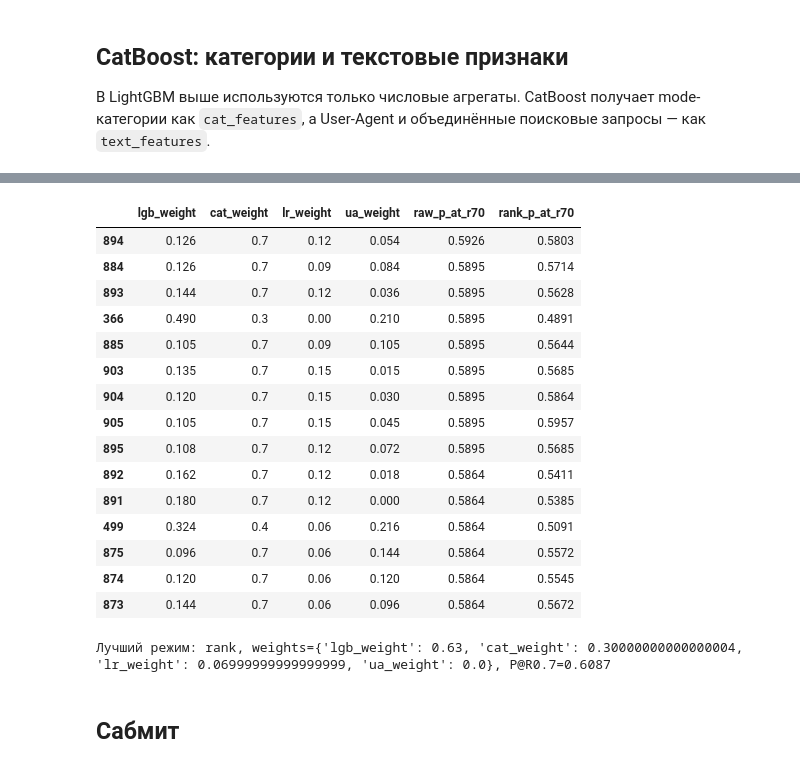
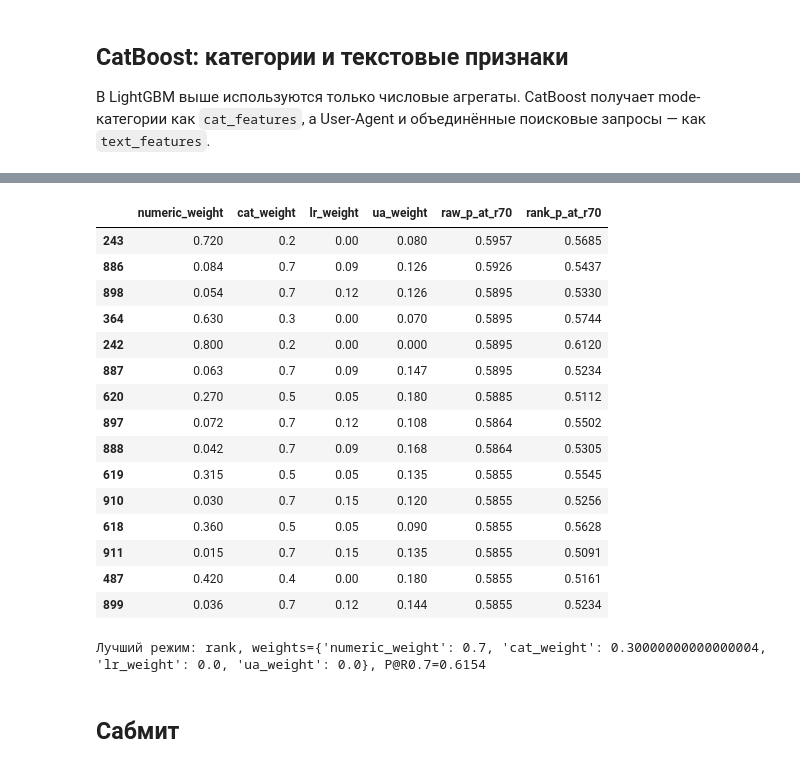
Before and after one commit to leaderpartiii/avito-bootcamp-fall, a Jupyter notebook: quickstart.ipynb, the cells around one changed output, grey strips where cells are left out. Cells and saved outputs as stored; diff of their text form; code cells hidden in the pictures.

```diff
--- a/quickstart.ipynb
+++ b/quickstart.ipynb
@@ -420,6 +420,7 @@ CatBoost получает: 185 признаков = 5 cat + 2 text + 178 numeric
 их нельзя разделять, группа равных значений отмечается целиком.
 # %%
 import lightgbm as lgb
+from xgboost import XGBClassifier
 from metric import precision_at_recall
 
 is_valid = train.window_start_ts.ge('2026-04-17').values
@@ -456,6 +457,26 @@ lgb_val_preds = 0.5 * val_preds + 0.5 * regularized_val_preds
 print('LGB baseline P@R0.7:', round(precision_at_recall(y_val_fold, val_preds), 4))
 print('LGB regularized P@R0.7:', round(precision_at_recall(y_val_fold, regularized_val_preds), 4))
 print('LGB 50/50 P@R0.7:', round(precision_at_recall(y_val_fold, lgb_val_preds), 4))
+
+# XGBoost gives a genuinely different tree partition. A fixed 25% rank blend
+# improved every one of the three rolling temporal folds below.
+xgb_model = XGBClassifier(
+    objective='binary:logistic', eval_metric='auc', tree_method='hist',
+    max_depth=6, min_child_weight=10, learning_rate=0.025, n_estimators=1000,
+    subsample=0.8, colsample_bytree=0.75, reg_lambda=8.0, reg_alpha=0.2, gamma=0.05,
+    random_state=42, n_jobs=1, early_stopping_rounds=120,
+)
+xgb_model.fit(
+    X_train_fold.to_numpy(dtype=np.float32), y_train_fold,
+    eval_set=[(X_val_fold.to_numpy(dtype=np.float32), y_val_fold)], verbose=False,
+)
+xgb_val_preds = xgb_model.predict_proba(X_val_fold.to_numpy(dtype=np.float32))[:, 1]
+def rank01(values):
+    return pd.Series(values).rank(method='average', pct=True).to_numpy()
+numeric_val_preds = 0.75 * rank01(lgb_val_preds) + 0.25 * rank01(xgb_val_preds)
+print('XGBoost best_iteration:', xgb_model.best_iteration)
+print('XGBoost P@R0.7:', round(precision_at_recall(y_val_fold, xgb_val_preds), 4))
+print('LGB/XGB 75/25 rank blend P@R0.7:', round(precision_at_recall(y_val_fold, numeric_val_preds), 4))
 print('Константа:', round(y_val_fold.mean(), 4))
 
 logreg_model = make_pipeline(
@@ -592,59 +616,60 @@ def rank01(values):
 blend_results = []
 for cat_weight in np.linspace(0, 1, 11):
     for lr_weight in np.linspace(0, 1 - cat_weight, 11):
         for ua_weight in np.linspace(0, 1 - cat_weight - lr_weight, 11):
-            lgb_weight = 1 - cat_weight - lr_weight - ua_weight
-            raw_score = (lgb_weight * lgb_val_preds + cat_weight * cat_val_preds + lr_weight * logreg_val_preds + ua_weight * ua_tfidf_val_preds)
-            rank_score = (lgb_weight * rank01(lgb_val_preds) + cat_weight * rank01(cat_val_preds) + lr_weight * rank01(logreg_val_preds) + ua_weight * rank01(ua_tfidf_val_preds))
+            numeric_weight = 1 - cat_weight - lr_weight - ua_weight
+            raw_score = (numeric_weight * numeric_val_preds + cat_weight * cat_val_preds + lr_weight * logreg_val_preds + ua_weight * ua_tfidf_val_preds)
+            rank_score = (numeric_weight * rank01(numeric_val_preds) + cat_weight * rank01(cat_val_preds) + lr_weight * rank01(logreg_val_preds) + ua_weight * rank01(ua_tfidf_val_preds))
             blend_results.append({
-                'lgb_weight': lgb_weight, 'cat_weight': cat_weight, 'lr_weight': lr_weight, 'ua_weight': ua_weight,
+                'numeric_weight': numeric_weight, 'cat_weight': cat_weight, 'lr_weight': lr_weight, 'ua_weight': ua_weight,
                 'raw_p_at_r70': precision_at_recall(y_val_fold, raw_score),
                 'rank_p_at_r70': precision_at_recall(y_val_fold, rank_score),
             })
 
 
 blend_results = pd.DataFrame(blend_results)
 display(blend_results.sort_values('raw_p_at_r70', ascending=False).head(15).round(4))
 best_raw = blend_results.loc[blend_results.raw_p_at_r70.idxmax()]
 best_rank = blend_results.loc[blend_results.rank_p_at_r70.idxmax()]
 if best_rank.rank_p_at_r70 > best_raw.raw_p_at_r70:
     ensemble_mode = 'rank'
-    ensemble_weights = best_rank[['lgb_weight', 'cat_weight', 'lr_weight', 'ua_weight']].astype(float).to_dict()
+    ensemble_weights = best_rank[['numeric_weight', 'cat_weight', 'lr_weight', 'ua_weight']].astype(float).to_dict()
     ensemble_val_score = float(best_rank.rank_p_at_r70)
 else:
     ensemble_mode = 'raw'
-    ensemble_weights = best_raw[['lgb_weight', 'cat_weight', 'lr_weight', 'ua_weight']].astype(float).to_dict()
+    ensemble_weights = best_raw[['numeric_weight', 'cat_weight', 'lr_weight', 'ua_weight']].astype(float).to_dict()
     ensemble_val_score = float(best_raw.raw_p_at_r70)
 print(f'Лучший режим: {ensemble_mode}, weights={ensemble_weights}, P@R0.7={ensemble_val_score:.4f}')
 
 Path('artifacts').mkdir(exist_ok=True)
 if ensemble_mode == 'raw':
-    selected_ensemble_score = (ensemble_weights['lgb_weight'] * lgb_val_preds + ensemble_weights['cat_weight'] * cat_val_preds + ensemble_weights['lr_weight'] * logreg_val_preds + ensemble_weights['ua_weight'] * ua_tfidf_val_preds)
+    selected_ensemble_score = (ensemble_weights['numeric_weight'] * numeric_val_preds + ensemble_weights['cat_weight'] * cat_val_preds + ensemble_weights['lr_weight'] * logreg_val_preds + ensemble_weights['ua_weight'] * ua_tfidf_val_preds)
 else:
-    selected_ensemble_score = (ensemble_weights['lgb_weight'] * rank01(lgb_val_preds) + ensemble_weights['cat_weight'] * rank01(cat_val_preds) + ensemble_weights['lr_weight'] * rank01(logreg_val_preds) + ensemble_weights['ua_weight'] * rank01(ua_tfidf_val_preds))
+    selected_ensemble_score = (ensemble_weights['numeric_weight'] * rank01(numeric_val_preds) + ensemble_weights['cat_weight'] * rank01(cat_val_preds) + ensemble_weights['lr_weight'] * rank01(logreg_val_preds) + ensemble_weights['ua_weight'] * rank01(ua_tfidf_val_preds))
 pd.DataFrame({
     'cookie_id': train.loc[is_valid, 'cookie_id'].to_numpy(), 'target': y_val_fold,
-    'lgb_score': lgb_val_preds, 'cat_score': cat_val_preds, 'lr_score': logreg_val_preds, 'ua_tfidf_score': ua_tfidf_val_preds,
+    'lgb_score': lgb_val_preds, 'xgb_score': xgb_val_preds, 'numeric_score': numeric_val_preds,
+    'cat_score': cat_val_preds, 'lr_score': logreg_val_preds, 'ua_tfidf_score': ua_tfidf_val_preds,
     'ensemble_score': selected_ensemble_score,
 }).to_csv('artifacts/validation_predictions.csv', index=False)
 # %% [output]
-|  | lgb_weight | cat_weight | lr_weight | ua_weight | raw_p_at_r70 | rank_p_at_r70 |
-| 894 | 0.126 | 0.7 | 0.12 | 0.054 | 0.5926 | 0.5803 |
-| 884 | 0.126 | 0.7 | 0.09 | 0.084 | 0.5895 | 0.5714 |
-| 893 | 0.144 | 0.7 | 0.12 | 0.036 | 0.5895 | 0.5628 |
-| 366 | 0.490 | 0.3 | 0.00 | 0.210 | 0.5895 | 0.4891 |
-| 885 | 0.105 | 0.7 | 0.09 | 0.105 | 0.5895 | 0.5644 |
-| 903 | 0.135 | 0.7 | 0.15 | 0.015 | 0.5895 | 0.5685 |
-| 904 | 0.120 | 0.7 | 0.15 | 0.030 | 0.5895 | 0.5864 |
-| 905 | 0.105 | 0.7 | 0.15 | 0.045 | 0.5895 | 0.5957 |
-| 895 | 0.108 | 0.7 | 0.12 | 0.072 | 0.5895 | 0.5685 |
-| 892 | 0.162 | 0.7 | 0.12 | 0.018 | 0.5864 | 0.5411 |
-| 891 | 0.180 | 0.7 | 0.12 | 0.000 | 0.5864 | 0.5385 |
-| 499 | 0.324 | 0.4 | 0.06 | 0.216 | 0.5864 | 0.5091 |
-| 875 | 0.096 | 0.7 | 0.06 | 0.144 | 0.5864 | 0.5572 |
-| 874 | 0.120 | 0.7 | 0.06 | 0.120 | 0.5864 | 0.5545 |
-| 873 | 0.144 | 0.7 | 0.06 | 0.096 | 0.5864 | 0.5672 |
+|  | numeric_weight | cat_weight | lr_weight | ua_weight | raw_p_at_r70 | rank_p_at_r70 |
+| 243 | 0.720 | 0.2 | 0.00 | 0.080 | 0.5957 | 0.5685 |
+| 886 | 0.084 | 0.7 | 0.09 | 0.126 | 0.5926 | 0.5437 |
+| 898 | 0.054 | 0.7 | 0.12 | 0.126 | 0.5895 | 0.5330 |
+| 364 | 0.630 | 0.3 | 0.00 | 0.070 | 0.5895 | 0.5744 |
+| 242 | 0.800 | 0.2 | 0.00 | 0.000 | 0.5895 | 0.6120 |
+| 887 | 0.063 | 0.7 | 0.09 | 0.147 | 0.5895 | 0.5234 |
+| 620 | 0.270 | 0.5 | 0.05 | 0.180 | 0.5885 | 0.5112 |
+| 897 | 0.072 | 0.7 | 0.12 | 0.108 | 0.5864 | 0.5502 |
+| 888 | 0.042 | 0.7 | 0.09 | 0.168 | 0.5864 | 0.5305 |
+| 619 | 0.315 | 0.5 | 0.05 | 0.135 | 0.5855 | 0.5545 |
+| 910 | 0.030 | 0.7 | 0.15 | 0.120 | 0.5855 | 0.5256 |
+| 618 | 0.360 | 0.5 | 0.05 | 0.090 | 0.5855 | 0.5628 |
+| 911 | 0.015 | 0.7 | 0.15 | 0.135 | 0.5855 | 0.5091 |
+| 487 | 0.420 | 0.4 | 0.00 | 0.180 | 0.5855 | 0.5161 |
+| 899 | 0.036 | 0.7 | 0.12 | 0.144 | 0.5855 | 0.5234 |
-Лучший режим: rank, weights={'lgb_weight': 0.63, 'cat_weight': 0.30000000000000004, 'lr_weight': 0.06999999999999999, 'ua_weight': 0.0}, P@R0.7=0.6087
+Лучший режим: rank, weights={'numeric_weight': 0.7, 'cat_weight': 0.30000000000000004, 'lr_weight': 0.0, 'ua_weight': 0.0}, P@R0.7=0.6154
 # %% [markdown]
 ## Сабмит
 # %%
```
Also changed, not shown: parts of 4 cells of this notebook, 2 other files.
